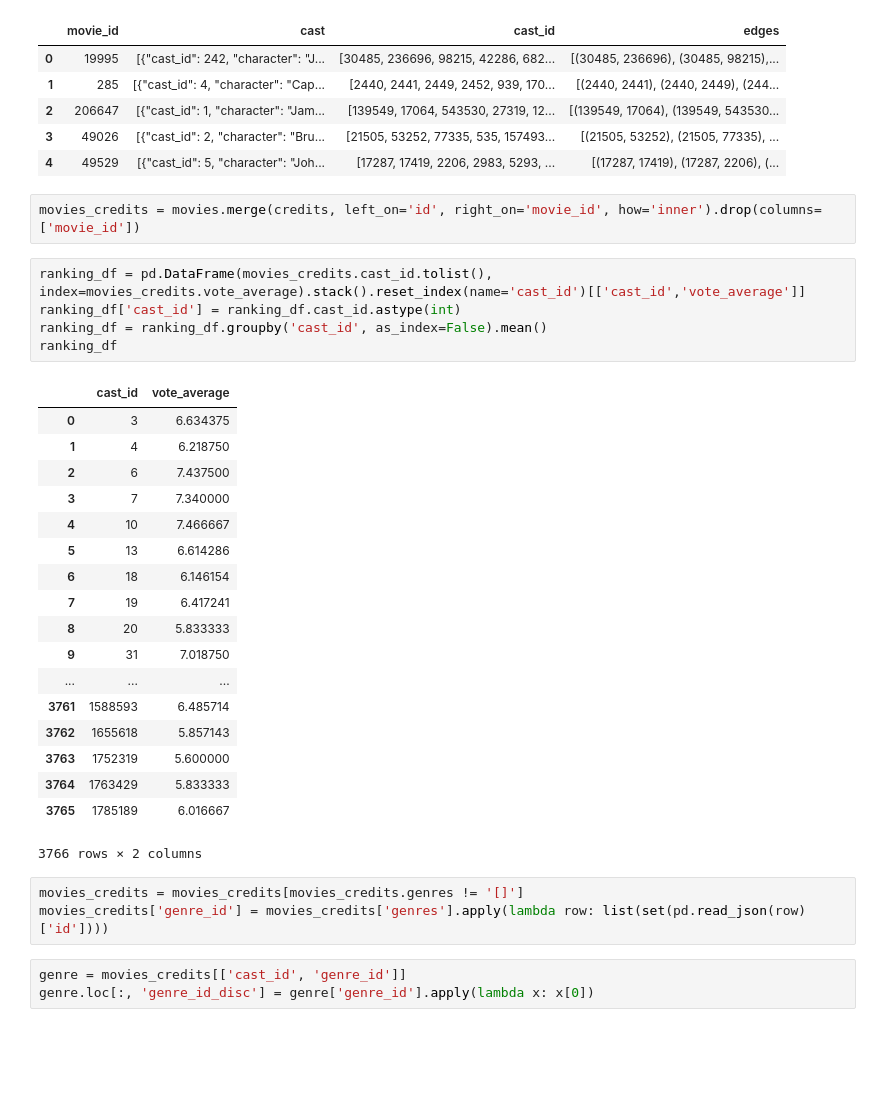
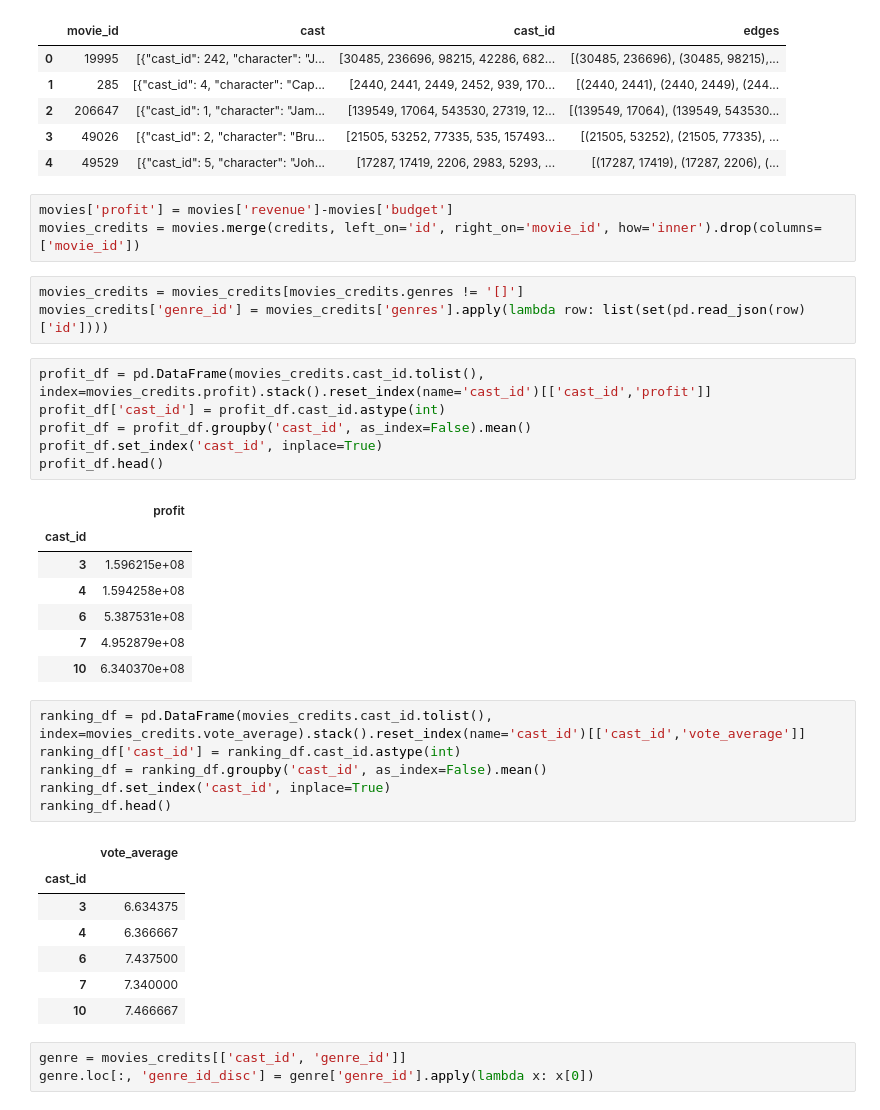
Before and after one commit to othmanbck/ntds_project_2018, a Jupyter notebook: Final project.ipynb, the cells around one changed output. Cells and saved outputs as stored; diff of their text form; blank space fills up the shorter version.

```diff
--- a/Final project.ipynb
+++ b/Final project.ipynb
@@ -59,34 +61,39 @@ credits.head()
 | 3 | 49026 | [{"cast_id": 2, "character": "Bru... | [21505, 53252, 77335, 535, 157493... | [(21505, 53252), (21505, 77335), ... |
 | 4 | 49529 | [{"cast_id": 5, "character": "Joh... | [17287, 17419, 2206, 2983, 5293, ... | [(17287, 17419), (17287, 2206), (... |
 # %%
+movies['profit'] = movies['revenue']-movies['budget']
 movies_credits = movies.merge(credits, left_on='id', right_on='movie_id', how='inner').drop(columns=['movie_id'])
-# %%
-ranking_df = pd.DataFrame(movies_credits.cast_id.tolist(), index=movies_credits.vote_average).stack().reset_index(name='cast_id')[['cast_id','vote_average']]
-ranking_df['cast_id'] = ranking_df.cast_id.astype(int)
-ranking_df = ranking_df.groupby('cast_id', as_index=False).mean()
-ranking_df
-# %% [output]
-|  | cast_id | vote_average |
-| 0 | 3 | 6.634375 |
-| 1 | 4 | 6.218750 |
-| 2 | 6 | 7.437500 |
-| 3 | 7 | 7.340000 |
-| 4 | 10 | 7.466667 |
-| 5 | 13 | 6.614286 |
-| 6 | 18 | 6.146154 |
-| 7 | 19 | 6.417241 |
-| 8 | 20 | 5.833333 |
-| 9 | 31 | 7.018750 |
-| ... | ... | ... |
-| 3761 | 1588593 | 6.485714 |
-| 3762 | 1655618 | 5.857143 |
-| 3763 | 1752319 | 5.600000 |
-| 3764 | 1763429 | 5.833333 |
-| 3765 | 1785189 | 6.016667 |
-3766 rows × 2 columns
 # %%
 movies_credits = movies_credits[movies_credits.genres != '[]']
 movies_credits['genre_id'] = movies_credits['genres'].apply(lambda row: list(set(pd.read_json(row)['id'])))
+# %%
+profit_df = pd.DataFrame(movies_credits.cast_id.tolist(), index=movies_credits.profit).stack().reset_index(name='cast_id')[['cast_id','profit']]
+profit_df['cast_id'] = profit_df.cast_id.astype(int)
+profit_df = profit_df.groupby('cast_id', as_index=False).mean()
+profit_df.set_index('cast_id', inplace=True)
+profit_df.head()
+# %% [output]
+|  | profit |
+| cast_id |  |
+| 3 | 1.596215e+08 |
+| 4 | 1.594258e+08 |
+| 6 | 5.387531e+08 |
+| 7 | 4.952879e+08 |
+| 10 | 6.340370e+08 |
+# %%
+ranking_df = pd.DataFrame(movies_credits.cast_id.tolist(), index=movies_credits.vote_average).stack().reset_index(name='cast_id')[['cast_id','vote_average']]
+ranking_df['cast_id'] = ranking_df.cast_id.astype(int)
+ranking_df = ranking_df.groupby('cast_id', as_index=False).mean()
+ranking_df.set_index('cast_id', inplace=True)
+ranking_df.head()
+# %% [output]
+|  | vote_average |
+| cast_id |  |
+| 3 | 6.634375 |
+| 4 | 6.366667 |
+| 6 | 7.437500 |
+| 7 | 7.340000 |
+| 10 | 7.466667 |
 # %%
 genre = movies_credits[['cast_id', 'genre_id']]
 genre.loc[:, 'genre_id_disc'] = genre['genre_id'].apply(lambda x: x[0])
```
Also changed, not shown: parts of 12 cells of this notebook.
